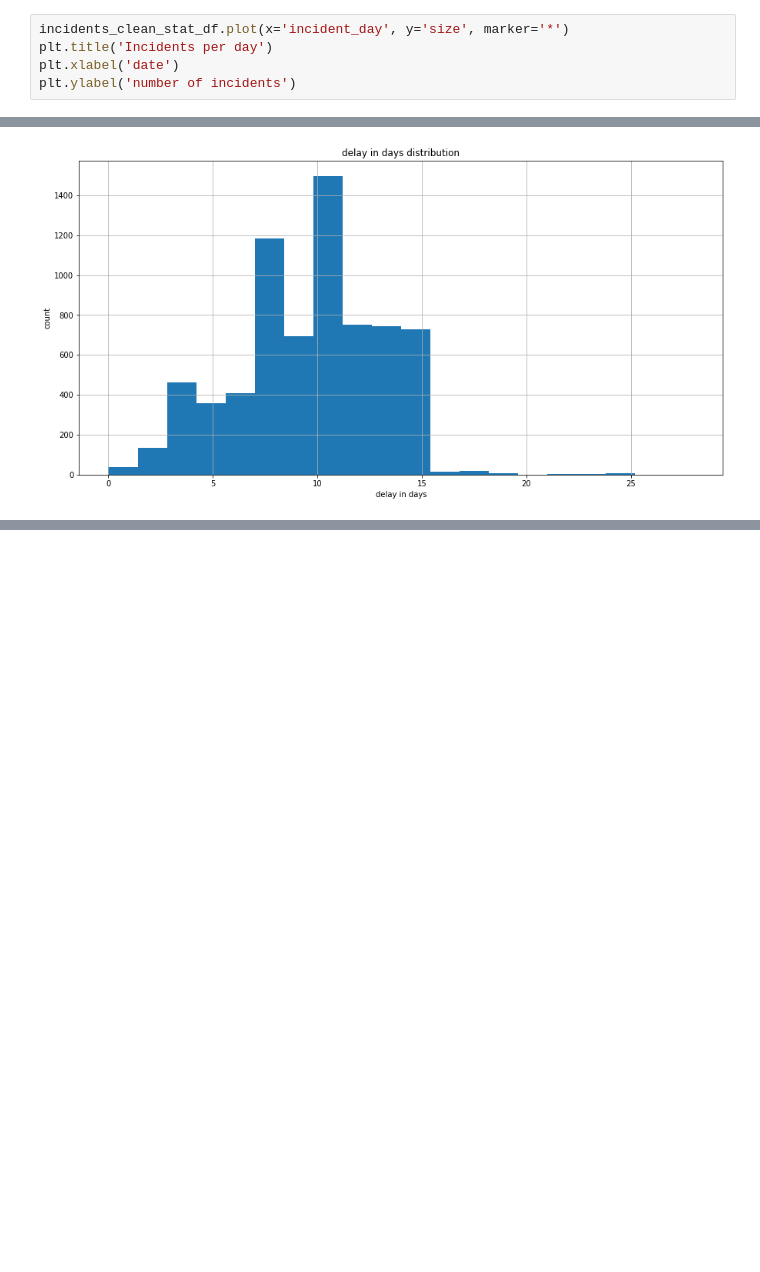
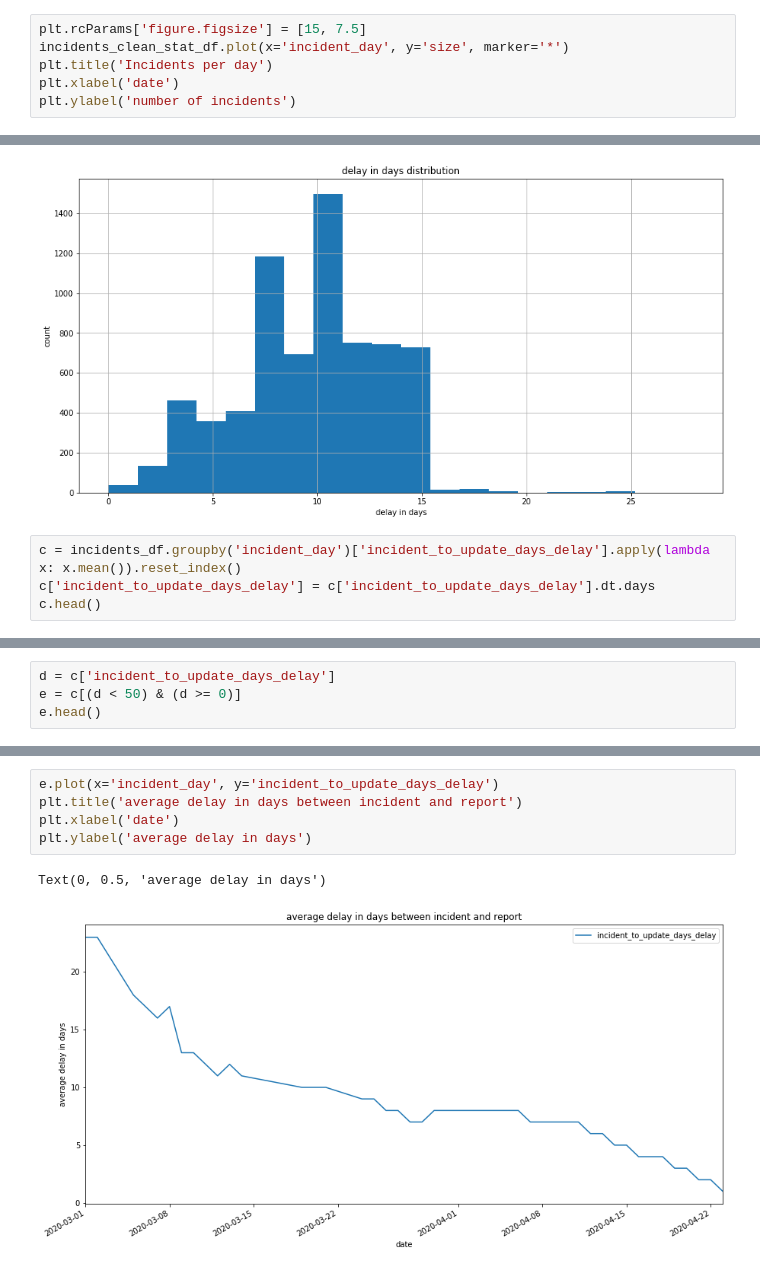
Before and after one commit to erez-aharonov/covid-19-israel-tracker, a Jupyter notebook: analysis.ipynb, the cells around one changed output, grey strips where cells are left out. Cells and saved outputs as stored; diff of their text form; blank space fills up the shorter version.

Commit message:
delay

```diff
--- a/analysis.ipynb
+++ b/analysis.ipynb
@@ -141,4 +141,5 @@ incidents_clean_stat_df.sample(5)
 # %%
+plt.rcParams['figure.figsize'] = [15, 7.5]
 incidents_clean_stat_df.plot(x='incident_day', y='size', marker='*')
 plt.title('Incidents per day')
 plt.xlabel('date')
@@ -243,3 +244,7 @@ plt.ylabel('count')
 # %% [output]
 Text(0, 0.5, 'count')
 [figure]
+# %%
+c = incidents_df.groupby('incident_day')['incident_to_update_days_delay'].apply(lambda x: x.mean()).reset_index()
+c['incident_to_update_days_delay'] = c['incident_to_update_days_delay'].dt.days
+c.head()
@@ -245,0 +258,4 @@ Text(0, 0.5, 'count')
+# %%
+d = c['incident_to_update_days_delay']
+e = c[(d < 50) & (d >= 0)]
+e.head()
@@ -245,0 +269,8 @@ Text(0, 0.5, 'count')
+# %%
+e.plot(x='incident_day', y='incident_to_update_days_delay')
+plt.title('average delay in days between incident and report')
+plt.xlabel('date')
+plt.ylabel('average delay in days')
+# %% [output]
+Text(0, 0.5, 'average delay in days')
+[figure, added]
```
Also changed, not shown: parts of 3 cells of this notebook.
